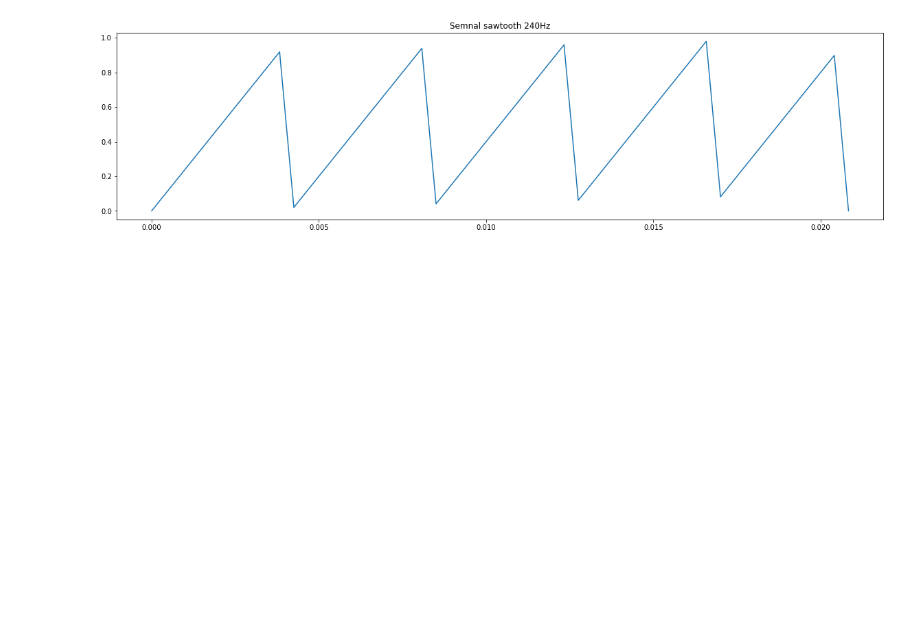
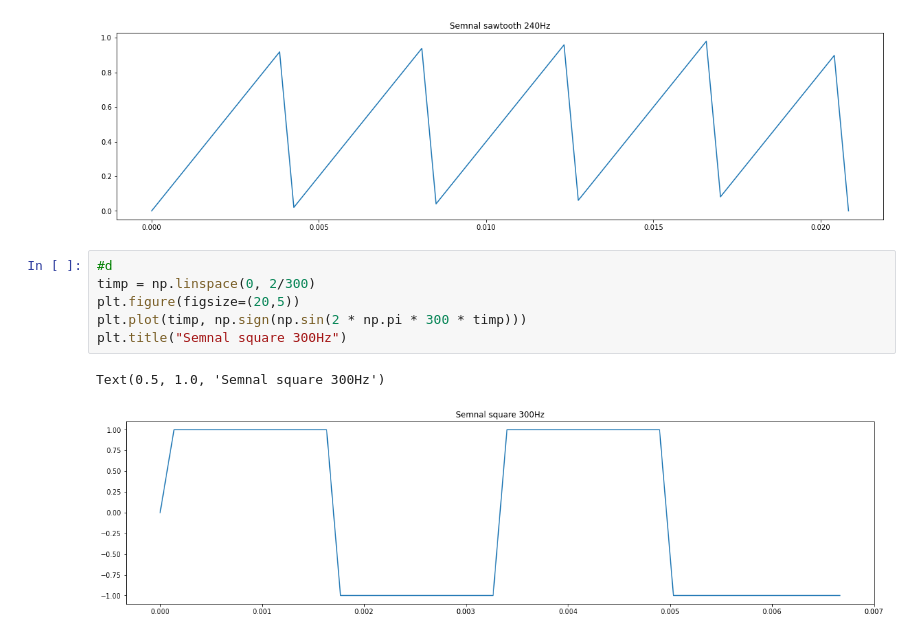
Before and after one commit to TomaBlogu/proc-sem, a Jupyter notebook: lab1/ex2.ipynb, the cells around one changed output. Saved outputs shown, nothing was run; the diff lists cells and outputs as text; blank space fills up the shorter version.

```diff
--- a/lab1/ex2.ipynb
+++ b/lab1/ex2.ipynb
@@ -31,3 +31,12 @@ plt.title("Semnal sawtooth 240Hz")
 # %% [output]
 Text(0.5, 1.0, 'Semnal sawtooth 240Hz')
 [figure]
+# %%
+#d
+timp = np.linspace(0, 2/300)
+plt.figure(figsize=(20,5))
+plt.plot(timp, np.sign(np.sin(2 * np.pi * 300 * timp)))
+plt.title("Semnal square 300Hz")
+# %% [output]
+Text(0.5, 1.0, 'Semnal square 300Hz')
+[figure, added]
```
Also changed, not shown: parts of 2 cells of this notebook, 7 other files.
